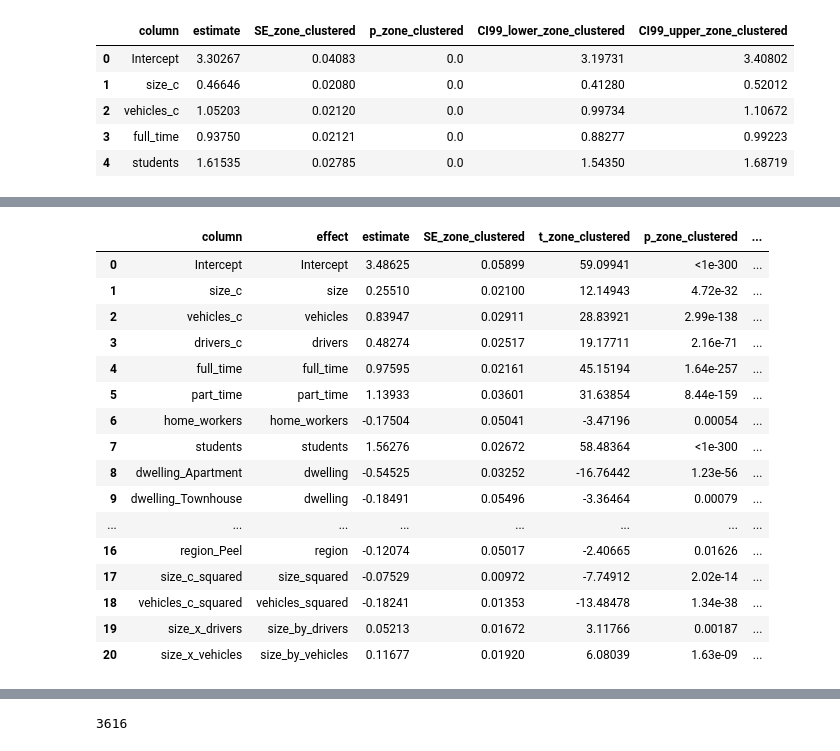
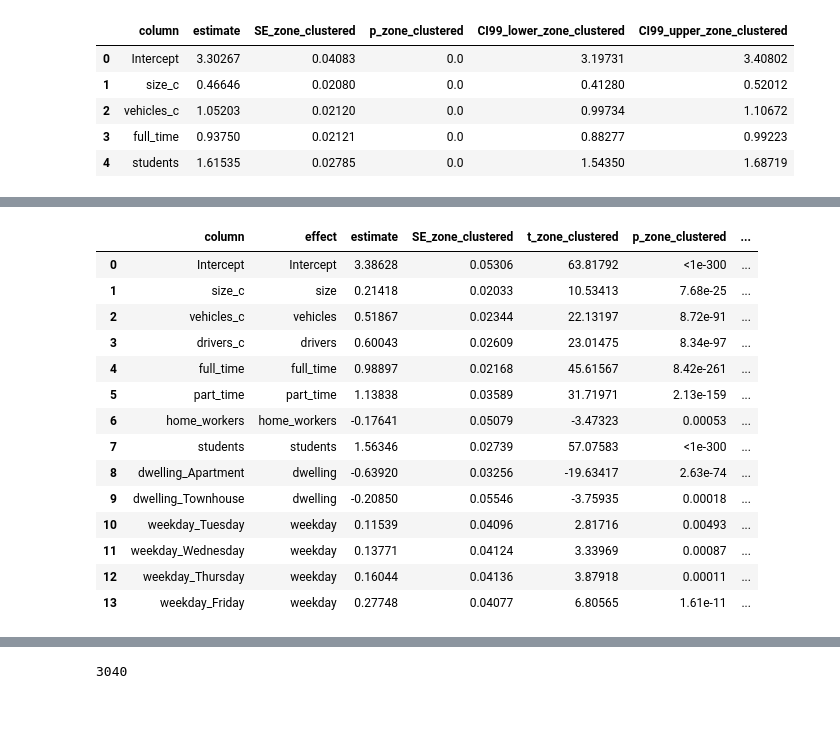
Before and after one commit to kingmartn/trp630termpaper, a Jupyter notebook: MLR_regression.ipynb, the cells around one changed output, grey strips where cells are left out. Saved outputs shown, nothing was run; the diff lists cells and outputs as text; code cells hidden in the pictures; blank space fills up the shorter version.

```diff
--- a/MLR_regression.ipynb
+++ b/MLR_regression.ipynb
@@ -9,6 +9,8 @@ import time
 import numpy as np
 import pandas as pd
 import matplotlib.pyplot as plt
+from matplotlib.colors import LinearSegmentedColormap
+from cycler import cycler
 from scipy import stats
 import statsmodels.api as sm
 from statsmodels.stats.diagnostic import het_breuschpagan
@@ -27,7 +29,7 @@ for folder in [WORK, OUTPUT, FIGURES]:
 
 ALPHA = 0.01
 HIGH_VEHICLE_CUTOFF = 10
-PROTECTED_EFFECTS = {'size'}
+PROTECTED_EFFECTS = set()
 IC_IMPROVEMENT_TOLERANCE = 1e-8
 FIELDS = ['hnum', 'gta01hhld', 'dwelltype', 'rec-mail', 'n-call', 'tripday',
           'nperson', 'nvehicle', 'nlicence', 'nempft', 'nemppt', 'nemphome',
@@ -44,9 +46,16 @@ def format_pvalue(value):
     if value < 1e-300:
         return '<1e-300'
     return f'{value:.3g}' if value < 1e-4 else f'{value:.5f}'
-plt.rcParams.update({'figure.facecolor': 'white', 'axes.facecolor': '#FAFCFF',
-                     'font.size': 10, 'axes.spines.top': False, 'axes.spines.right': False})
-BLUE, ORANGE, TEAL = '#2563EB', '#E99416', '#0F9C91'
+BLUE, ORANGE, TEAL, CORAL, INK = '#2673B8', '#E9A23B', '#2E9B8A', '#D96B55', '#253746'
+WARM_HEAT = LinearSegmentedColormap.from_list(
+    'trip_warm', ['#FFF7E8','#FBE0A3','#F2B75F','#D9843D','#A95532'])
+WARM_HEAT.set_bad('#F2EFE8')
+plt.rcParams.update({'figure.facecolor':'white','axes.facecolor':'#FFFCF7',
+    'axes.edgecolor':INK,'axes.labelcolor':INK,'text.color':INK,
+    'xtick.color':INK,'ytick.color':INK,'font.size':10,
+    'axes.spines.top':False,'axes.spines.right':False,
+    'axes.prop_cycle':cycler(color=[BLUE,ORANGE,TEAL,CORAL,'#8A914B']),
+    'pdf.fonttype':42})
 
 WORKBOOK_SHEETS = OrderedDict()
 
@@ -175,8 +192,6 @@ features['drivers_c'] = trial['nlicence'] - 2
 for name, field in [('full_time', 'nempft'), ('part_time', 'nemppt'),
                     ('home_workers', 'nemphome'), ('students', 'nstudent'), ('workers', 'workers')]:
     features[name] = trial[field].astype(float)
-features['size_c_squared'] = features['size_c'] ** 2
-features['vehicles_c_squared'] = features['vehicles_c'] ** 2
 features['size_x_drivers'] = features['size_c'] * features['drivers_c']
 features['size_x_vehicles'] = features['size_c'] * features['vehicles_c']
 CATEGORY_LEVELS = OrderedDict([
@@ -197,12 +212,10 @@ EFFECT_COLUMNS = OrderedDict([
     ('dwelling', ['dwelling_Apartment', 'dwelling_Townhouse']),
     ('weekday', [f'weekday_{x}' for x in CATEGORY_LEVELS['weekday'][1:]]),
     ('region', [f'region_{x}' for x in CATEGORY_LEVELS['region'][1:]]),
-    ('size_squared', ['size_c_squared']), ('vehicles_squared', ['vehicles_c_squared']),
     ('size_by_drivers', ['size_x_drivers']), ('size_by_vehicles', ['size_x_vehicles']),
 ])
-PARENTS = {'size_squared': {'size'}, 'vehicles_squared': {'vehicles'},
-           'size_by_drivers': {'size', 'drivers'}, 'size_by_vehicles': {'size', 'vehicles'}}
-SEARCH_EFFECTS = tuple(effect for effect in EFFECT_COLUMNS if effect != 'size')
+PARENTS = {'size_by_drivers': {'size', 'drivers'}, 'size_by_vehicles': {'size', 'vehicles'}}
+SEARCH_EFFECTS = tuple(EFFECT_COLUMNS)
 
 def canonical(effects):
     return tuple(e for e in EFFECT_COLUMNS if e in effects)
@@ -327,7 +340,7 @@ column_position = {name: i for i, name in enumerate(all_columns)}
 candidate_rows = []
 
 for chosen_bits in product((False, True), repeat=len(SEARCH_EFFECTS)):
-    effects = canonical(['size'] + [name for name, flag in zip(SEARCH_EFFECTS, chosen_bits) if flag])
+    effects = canonical([name for name, flag in zip(SEARCH_EFFECTS, chosen_bits) if flag])
     try:
         validate_effects(effects)
     except AssertionError:
@@ -353,7 +366,7 @@ save_table('MLR04_all_candidates', all_candidates)
 screen_rows = []
 chosen_effects = None
 for row in all_candidates.itertuples():
-    effects = tuple(row.effects.split(' + '))
+    effects = tuple(filter(None,row.effects.split(' + ')))
     info = evaluate(effects)
     failures = [test for test in info['effect_tests']
                 if removal_status(test['effect'], effects)[0] and test['p_clustered'] >= ALPHA]
@@ -426,11 +439,12 @@ for col in ['p_zone_clustered', 'p_classical']:
     coefficient_display[col] = coefficients[col].map(format_pvalue)
 display(coefficient_display)
 
-additive_terms = {'size_squared', 'vehicles_squared', 'size_by_drivers', 'size_by_vehicles'}
+additive_terms = {'size_by_drivers', 'size_by_vehicles'}
 best_additive_row = all_candidates.loc[~all_candidates['effects'].map(
     lambda label: bool(set(label.split(' + ')) & additive_terms))].iloc[0]
-best_additive_effects = tuple(best_additive_row['effects'].split(' + '))
+best_additive_effects = tuple(filter(None,best_additive_row['effects'].split(' + ')))
 benchmarks = []
+benchmark_predictions = {}
 for name, effects in [('Intercept-only mean', ()), ('Simple four-predictor model', simple_effects),
                       ('Size and licensed drivers', ('size', 'drivers')),
                       ('Best additive linear model', best_additive_effects),
@@ -440,6 +454,7 @@ for name, effects in [('Intercept-only mean', ()), ('Simple four-predictor model
     test_matrix, _ = build_matrix(effects, test_features)
     test_prediction = test_matrix @ np.asarray(fit.params)
     test_error = test_prediction - test_y
+    benchmark_predictions[name] = test_prediction
     benchmarks.append({'model': name, 'effects': ' + '.join(canonical(effects)),
         'parameters': info['stats']['parameters'], 'train_rmse': info['stats']['rmse_in_sample'],
         'train_mae': info['stats']['mae_in_sample'], 'test_rmse': np.sqrt(np.mean(test_error ** 2)),
@@ -449,6 +464,9 @@ benchmarks = save_table('MLR10_benchmarks', pd.DataFrame(benchmarks))
 display(benchmarks.round(4))
 test_matrix, _ = build_matrix(chosen_effects, test_features)
 test_predicted = test_matrix @ np.asarray(selected_ols.params)
+assert np.allclose(test_predicted, benchmark_predictions['Selected alternative model'])
+size_driver_test_predicted = benchmark_predictions['Size and licensed drivers']
+simple_test_predicted = benchmark_predictions['Simple four-predictor model']
 test_error = test_predicted - test_y
 
 selected_payload = {
@@ -492,20 +505,18 @@ selected_payload = {
 |  | column | effect | estimate | SE_zone_clustered | t_zone_clustered | p_zone_clustered | ... |
-| 0 | Intercept | Intercept | 3.48625 | 0.05899 | 59.09941 | <1e-300 | ... |
-| 1 | size_c | size | 0.25510 | 0.02100 | 12.14943 | 4.72e-32 | ... |
-| 2 | vehicles_c | vehicles | 0.83947 | 0.02911 | 28.83921 | 2.99e-138 | ... |
-| 3 | drivers_c | drivers | 0.48274 | 0.02517 | 19.17711 | 2.16e-71 | ... |
-| 4 | full_time | full_time | 0.97595 | 0.02161 | 45.15194 | 1.64e-257 | ... |
-| 5 | part_time | part_time | 1.13933 | 0.03601 | 31.63854 | 8.44e-159 | ... |
-| 6 | home_workers | home_workers | -0.17504 | 0.05041 | -3.47196 | 0.00054 | ... |
-| 7 | students | students | 1.56276 | 0.02672 | 58.48364 | <1e-300 | ... |
-| 8 | dwelling_Apartment | dwelling | -0.54525 | 0.03252 | -16.76442 | 1.23e-56 | ... |
-| 9 | dwelling_Townhouse | dwelling | -0.18491 | 0.05496 | -3.36464 | 0.00079 | ... |
-| ... | ... | ... | ... | ... | ... | ... | ... |
-| 16 | region_Peel | region | -0.12074 | 0.05017 | -2.40665 | 0.01626 | ... |
-| 17 | size_c_squared | size_squared | -0.07529 | 0.00972 | -7.74912 | 2.02e-14 | ... |
-| 18 | vehicles_c_squared | vehicles_squared | -0.18241 | 0.01353 | -13.48478 | 1.34e-38 | ... |
-| 19 | size_x_drivers | size_by_drivers | 0.05213 | 0.01672 | 3.11766 | 0.00187 | ... |
-| 20 | size_x_vehicles | size_by_vehicles | 0.11677 | 0.01920 | 6.08039 | 1.63e-09 | ... |
+| 0 | Intercept | Intercept | 3.38628 | 0.05306 | 63.81792 | <1e-300 | ... |
+| 1 | size_c | size | 0.21418 | 0.02033 | 10.53413 | 7.68e-25 | ... |
+| 2 | vehicles_c | vehicles | 0.51867 | 0.02344 | 22.13197 | 8.72e-91 | ... |
+| 3 | drivers_c | drivers | 0.60043 | 0.02609 | 23.01475 | 8.34e-97 | ... |
+| 4 | full_time | full_time | 0.98897 | 0.02168 | 45.61567 | 8.42e-261 | ... |
+| 5 | part_time | part_time | 1.13838 | 0.03589 | 31.71971 | 2.13e-159 | ... |
+| 6 | home_workers | home_workers | -0.17641 | 0.05079 | -3.47323 | 0.00053 | ... |
+| 7 | students | students | 1.56346 | 0.02739 | 57.07583 | <1e-300 | ... |
+| 8 | dwelling_Apartment | dwelling | -0.63920 | 0.03256 | -19.63417 | 2.63e-74 | ... |
+| 9 | dwelling_Townhouse | dwelling | -0.20850 | 0.05546 | -3.75935 | 0.00018 | ... |
+| 10 | weekday_Tuesday | weekday | 0.11539 | 0.04096 | 2.81716 | 0.00493 | ... |
+| 11 | weekday_Wednesday | weekday | 0.13771 | 0.04124 | 3.33969 | 0.00087 | ... |
+| 12 | weekday_Thursday | weekday | 0.16044 | 0.04136 | 3.87918 | 0.00011 | ... |
+| 13 | weekday_Friday | weekday | 0.27748 | 0.04077 | 6.80565 | 1.61e-11 | ... |
 |  | model | effects | parameters | train_rmse | train_mae | test_rmse | test_mae | test_mean_prediction_error | ... |
 | 0 | Intercept-only mean |  | 1 | 4.5489 | 3.4336 | 4.5932 | 3.4505 | -0.0019 | ... |
 | 1 | Simple four-predictor model | size + vehicles + full_time + stu... | 5 | 3.4193 | 2.4584 | 3.4611 | 2.4827 | 0.0175 | ... |
@@ -515,4 +526,4 @@ selected_payload = {
-3616
+3040
 # %%
 predicted = np.asarray(selected_ols.fittedvalues)
 residual = y - predicted
```
Also changed, not shown: parts of 7 cells of this notebook, 57 other files.
